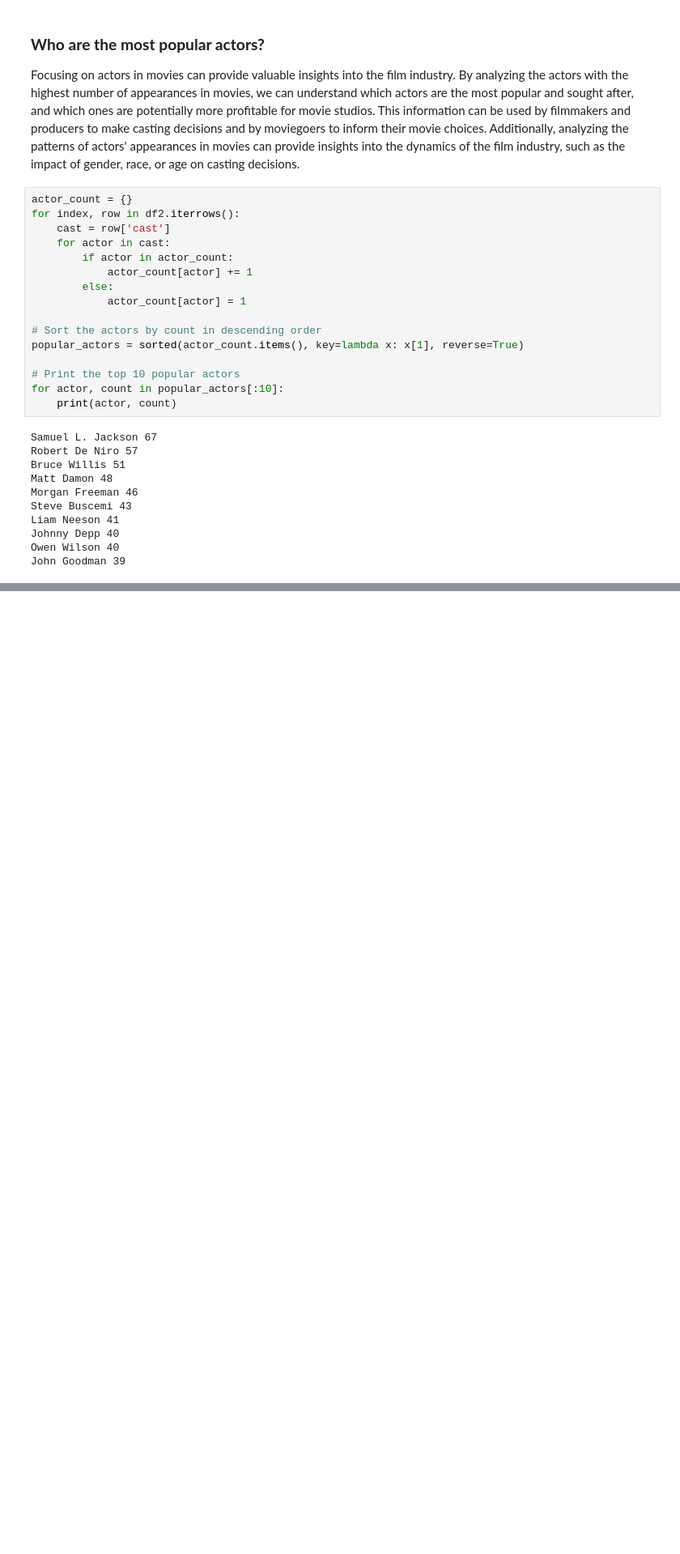
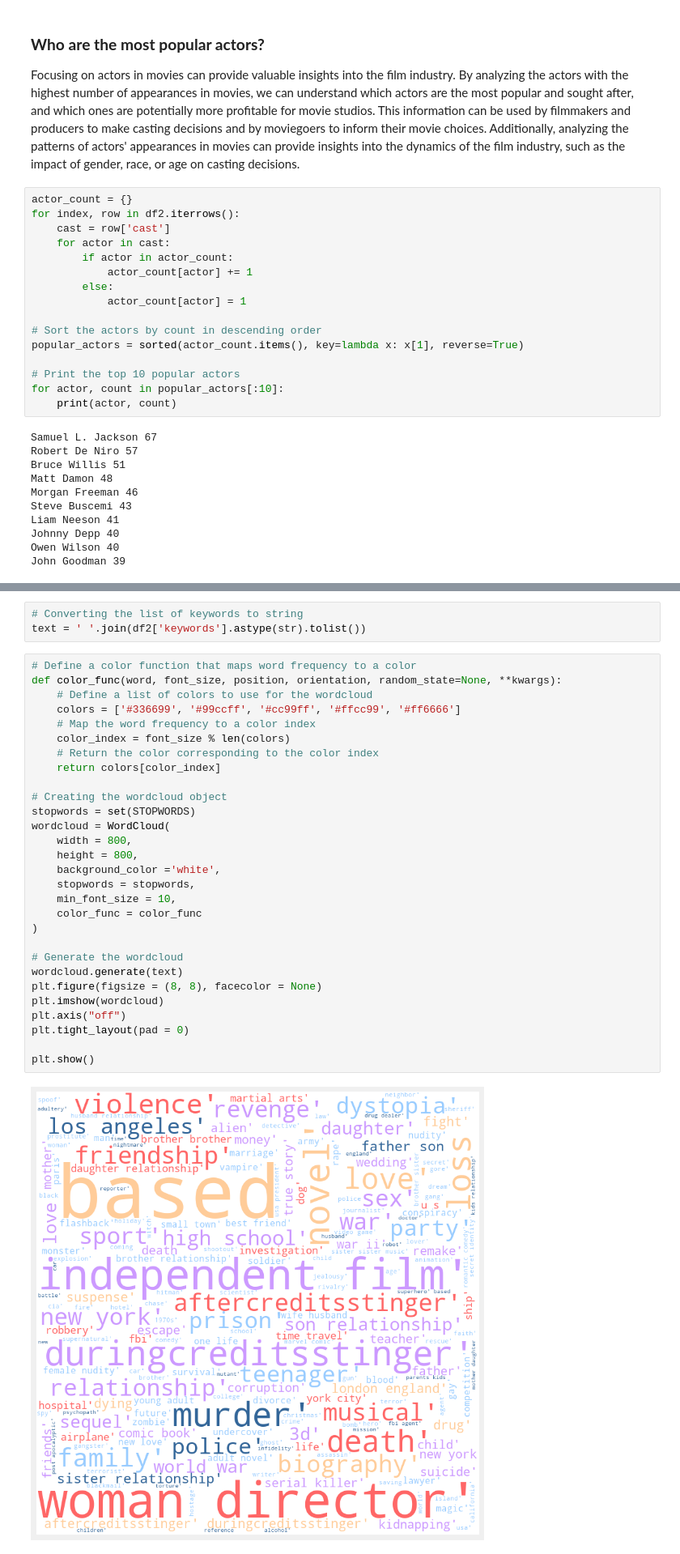
Before and after one commit to edwarjosep11/Netflix-Recommendation-Systems, a Jupyter notebook: KNN Neighbours approach.ipynb, the cells around one changed output, grey strips where cells are left out. Shown at 81% size. Saved outputs shown, nothing was run; the diff lists cells and outputs as text; blank space fills up the shorter version.

```diff
--- a/KNN Neighbours approach.ipynb
+++ b/KNN Neighbours approach.ipynb
@@ -284,0 +337,34 @@ df2['crew'][0]
+# %%
+# Converting the list of keywords to string
+text = ' '.join(df2['keywords'].astype(str).tolist())
+# %%
+# Define a color function that maps word frequency to a color
+def color_func(word, font_size, position, orientation, random_state=None, **kwargs):
+    # Define a list of colors to use for the wordcloud
+    colors = ['#336699', '#99ccff', '#cc99ff', '#ffcc99', '#ff6666']
+    # Map the word frequency to a color index
+    color_index = font_size % len(colors)
+    # Return the color corresponding to the color index
+    return colors[color_index]
+
+# Creating the wordcloud object
+stopwords = set(STOPWORDS)
+wordcloud = WordCloud(
+    width = 800,
+    height = 800,
+    background_color ='white',
+    stopwords = stopwords,
+    min_font_size = 10,
+    color_func = color_func
+)
+
+# Generate the wordcloud
+wordcloud.generate(text)
+plt.figure(figsize = (8, 8), facecolor = None)
+plt.imshow(wordcloud)
+plt.axis("off")
+plt.tight_layout(pad = 0)
+
+plt.show()
+# %% [output]
+[figure, added]
```
Also changed, not shown: parts of 26 cells of this notebook.
